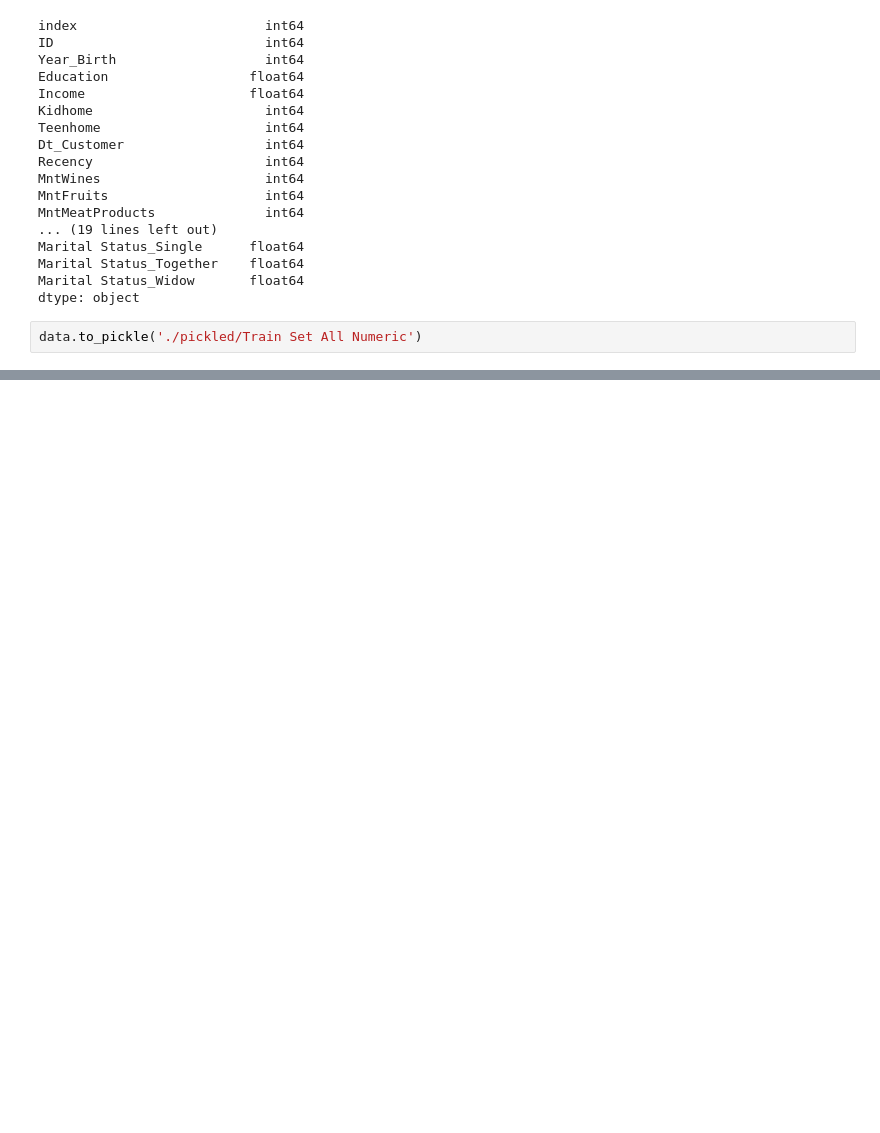
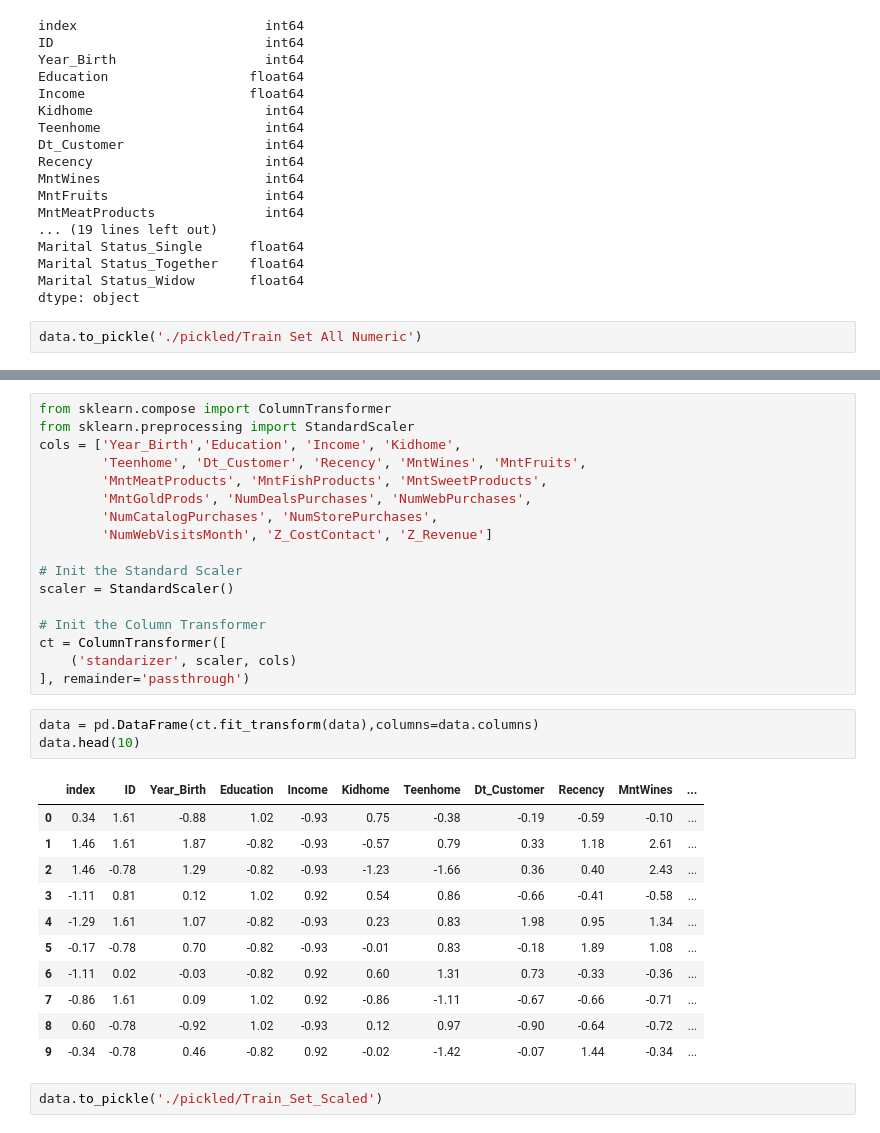
Before and after one commit to Salekeen/Classification-of-Customer-Base-based-on-Promotion-Proclivity, a Jupyter notebook: 5. Feature Engineering.ipynb, the cells around one changed output, grey strips where cells are left out. Saved outputs shown, nothing was run; the diff lists cells and outputs as text; blank space fills up the shorter version.

Commit message:
scaled train set

```diff
--- a/5. Feature Engineering.ipynb
+++ b/5. Feature Engineering.ipynb
@@ -178,0 +201,34 @@ data.to_pickle('./pickled/Train Set All Numeric')
+# %%
+from sklearn.compose import ColumnTransformer
+from sklearn.preprocessing import StandardScaler
+cols = ['Year_Birth','Education', 'Income', 'Kidhome',
+        'Teenhome', 'Dt_Customer', 'Recency', 'MntWines', 'MntFruits',
+        'MntMeatProducts', 'MntFishProducts', 'MntSweetProducts',
+        'MntGoldProds', 'NumDealsPurchases', 'NumWebPurchases',
+        'NumCatalogPurchases', 'NumStorePurchases',
+        'NumWebVisitsMonth', 'Z_CostContact', 'Z_Revenue']
+
+# Init the Standard Scaler
+scaler = StandardScaler()
+
+# Init the Column Transformer
+ct = ColumnTransformer([
+    ('standarizer', scaler, cols)
+], remainder='passthrough')
+# %%
+data = pd.DataFrame(ct.fit_transform(data),columns=data.columns)
+data.head(10)
+# %% [output]
+|  | index | ID | Year_Birth | Education | Income | Kidhome | Teenhome | Dt_Customer | Recency | MntWines | ... |
+| 0 | 0.34 | 1.61 | -0.88 | 1.02 | -0.93 | 0.75 | -0.38 | -0.19 | -0.59 | -0.10 | ... |
+| 1 | 1.46 | 1.61 | 1.87 | -0.82 | -0.93 | -0.57 | 0.79 | 0.33 | 1.18 | 2.61 | ... |
+| 2 | 1.46 | -0.78 | 1.29 | -0.82 | -0.93 | -1.23 | -1.66 | 0.36 | 0.40 | 2.43 | ... |
+| 3 | -1.11 | 0.81 | 0.12 | 1.02 | 0.92 | 0.54 | 0.86 | -0.66 | -0.41 | -0.58 | ... |
+| 4 | -1.29 | 1.61 | 1.07 | -0.82 | -0.93 | 0.23 | 0.83 | 1.98 | 0.95 | 1.34 | ... |
+| 5 | -0.17 | -0.78 | 0.70 | -0.82 | -0.93 | -0.01 | 0.83 | -0.18 | 1.89 | 1.08 | ... |
+| 6 | -1.11 | 0.02 | -0.03 | -0.82 | 0.92 | 0.60 | 1.31 | 0.73 | -0.33 | -0.36 | ... |
+| 7 | -0.86 | 1.61 | 0.09 | 1.02 | 0.92 | -0.86 | -1.11 | -0.67 | -0.66 | -0.71 | ... |
+| 8 | 0.60 | -0.78 | -0.92 | 1.02 | -0.93 | 0.12 | 0.97 | -0.90 | -0.64 | -0.72 | ... |
+| 9 | -0.34 | -0.78 | 0.46 | -0.82 | 0.92 | -0.02 | -1.42 | -0.07 | 1.44 | -0.34 | ... |
+# %%
+data.to_pickle('./pickled/Train_Set_Scaled')
```
Also changed, not shown: parts of 6 cells of this notebook, 2 other files.
